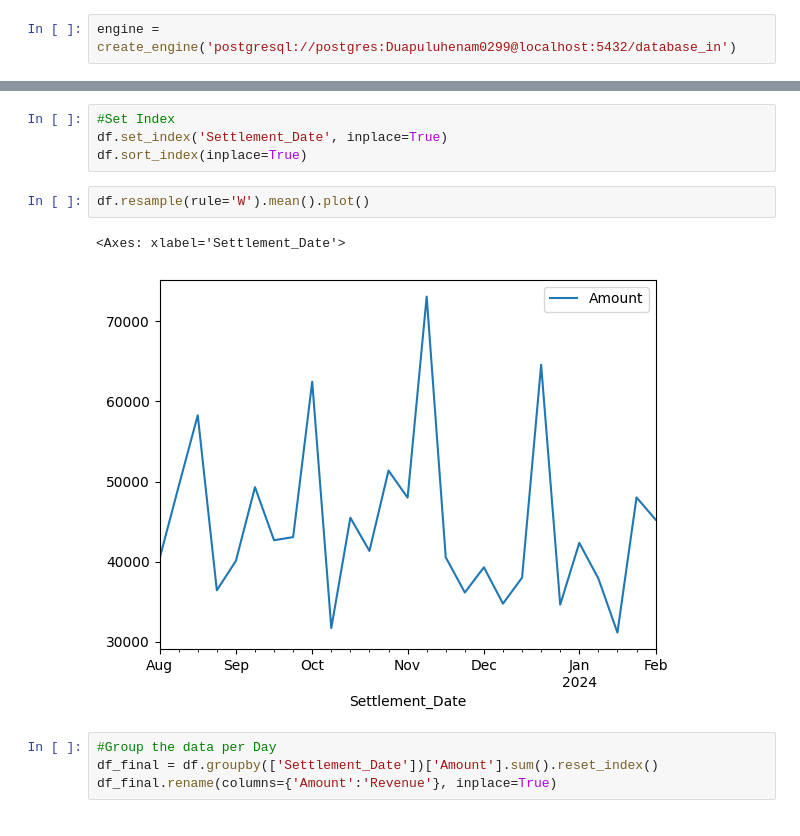
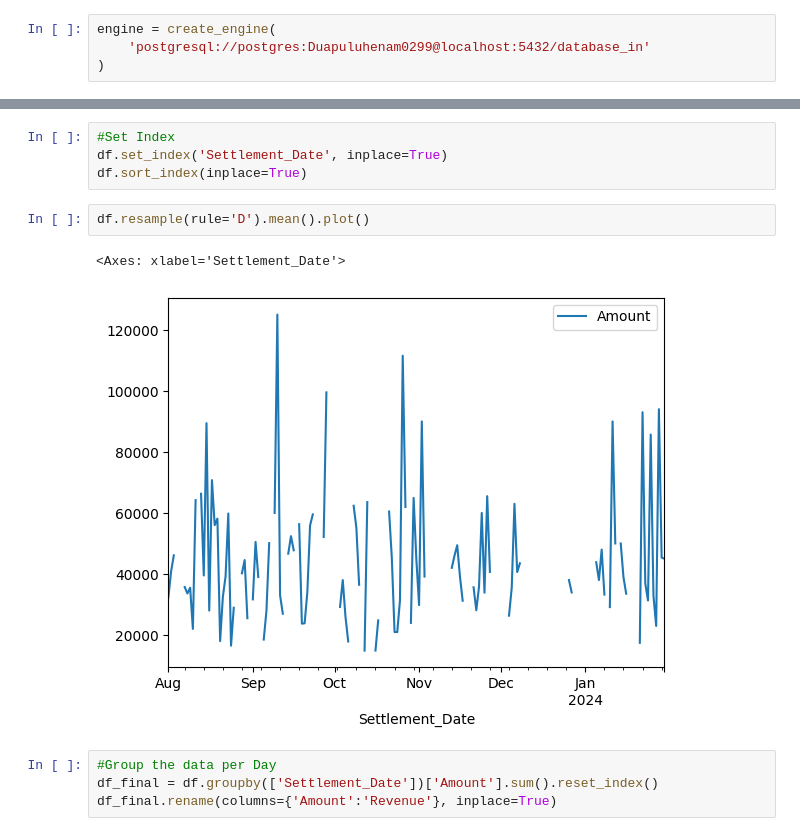
Before and after one commit to FadliAktsar/dashboard-in, a Jupyter notebook: app/notebooks/models_45_percent_dropna.ipynb, the cells around one changed output, grey strips where cells are left out. Cells and saved outputs as stored; diff of their text form.

```diff
--- a/app/notebooks/models_45_percent.ipynb
+++ b/app/notebooks/models_45_percent_dropna.ipynb
@@ -9,7 +9,9 @@ from statsmodels.tsa.stattools import adfuller
 # %% [markdown]
 ## Koneksi Dataset dari Database
 # %%
-engine = create_engine('postgresql://postgres:Duapuluhenam0299@localhost:5432/database_in')
+engine = create_engine(
+    'postgresql://postgres:Duapuluhenam0299@localhost:5432/database_in'
+)
 # %%
 raw_df = pd.read_sql('SELECT * FROM public.transaksi', engine)
 # %% [markdown]
@@ -118,10 +106,10 @@ Missing dates: DatetimeIndex(['2023-08-04', '2023-08-05', '2023-08-06', '2023-08
 df.set_index('Settlement_Date', inplace=True)
 df.sort_index(inplace=True)
 # %%
-df.resample(rule='W').mean().plot()
+df.resample(rule='D').mean().plot()
 # %% [output]
 <Axes: xlabel='Settlement_Date'>
-[figure, old version]
+[figure, new version]
 # %%
 #Group the data per Day
 df_final = df.groupby(['Settlement_Date'])['Amount'].sum().reset_index()
```
Also changed, not shown: parts of 12 cells of this notebook, 19 other files.
